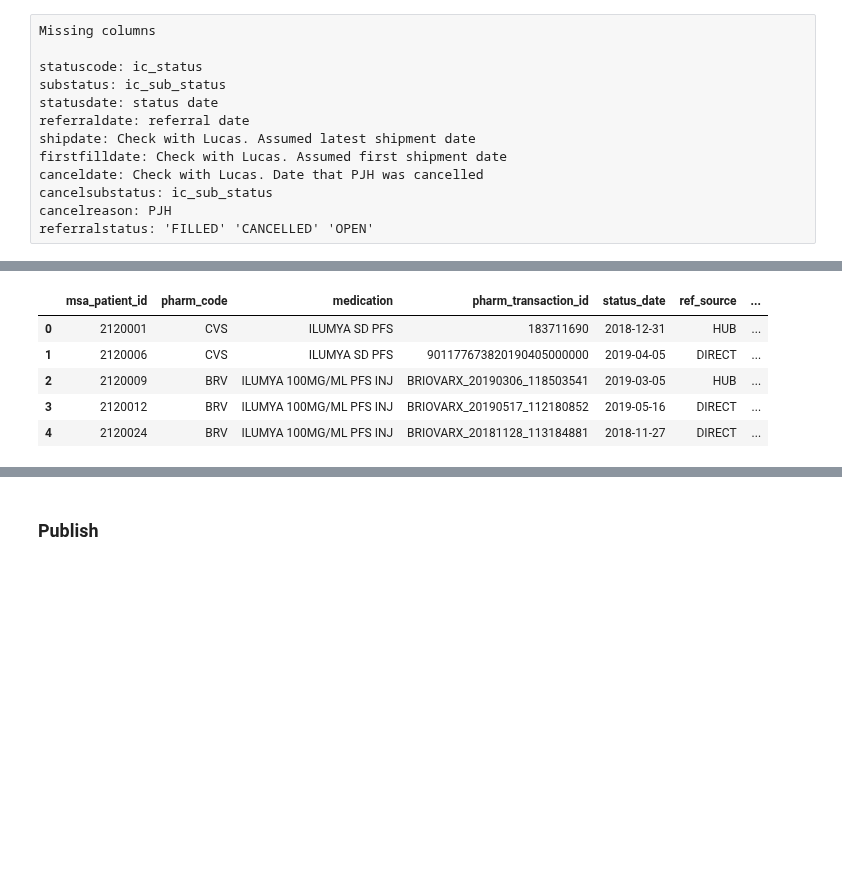
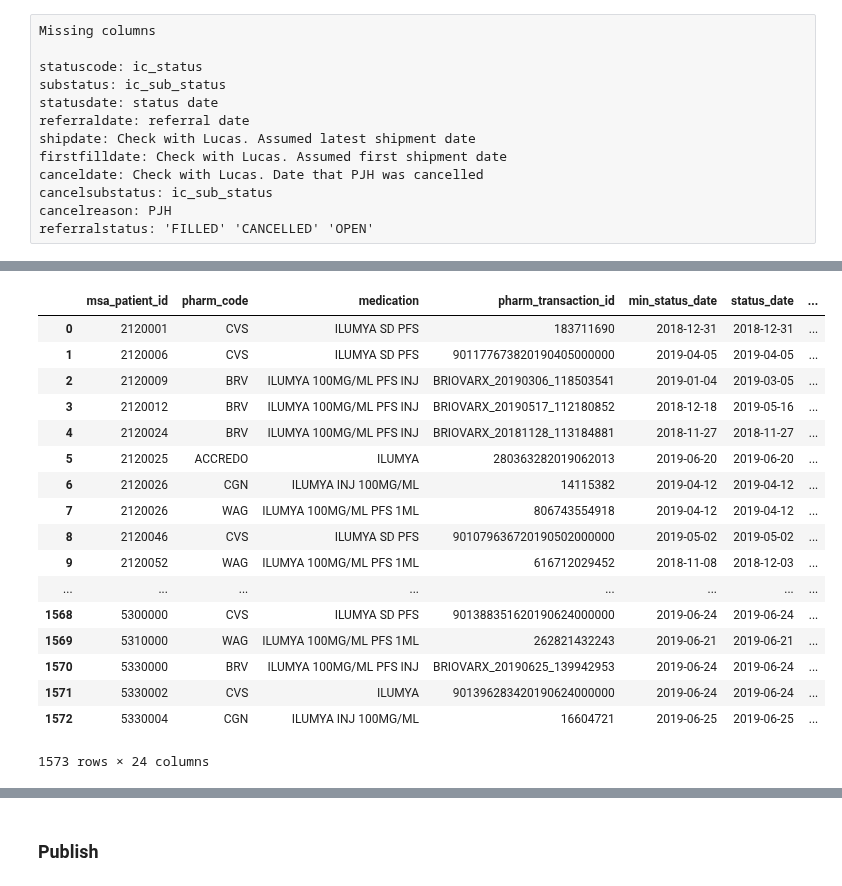
Before and after one commit to RyanAdalbert/s3parq, a Jupyter notebook: transforms/fill_rate_schema.ipynb, the cells around one changed output, grey strips where cells are left out. Drawn from its saved outputs; the diff is of its cells as text; code cells hidden in the pictures; blank space fills up the shorter version.

Commit message:
logic for firstfilldate, shipdate, canceldate in place

```diff
--- a/transforms/fill_rate_schema.ipynb
+++ b/transforms/fill_rate_schema.ipynb
@@ -131,7 +131,6 @@ class Transform(DbTransform):
     status_date: str # Status Date column
     ref_date: str # Referral Date column
     transaction_id: str # Transaction ID column
-
     ref_source: str # Referral Source column
     provider_fn: str # Provider First Name column
     provider_ln: str # Provider Last Name column
@@ -170,9 +169,11 @@ class Transform(DbTransform):
 
         df['max_date'] = np.where(df[self.status_date] == df[max_status_date],1,0)
 
-        df = df[df.max_date == 1][[self.pat_id, self.pharm_name, self.brand_id, self.transaction_id, 'adjusted_transaction_id', self.status_date,
-                                  self.ref_source, self.provider_fn, self.provider_ln, self.provider_s, self.payer, self.payer_type, self.status_date,
-                                   self.ref_date, self.ic_status, self.ic_sub_status, self.pjh]].drop_duplicates()
+        df = self._return_groupby_min_status_date(df,[self.pat_id, self.pharm_name, self.brand_id, self.ic_sub_status],'min_status_date')
+
+        df = df[df.max_date == 1][[self.pat_id, self.pharm_name, self.brand_id, self.transaction_id, 'adjusted_transaction_id', 'min_status_date',
+                                   self.status_date, self.ref_source, self.provider_fn, self.provider_ln, self.provider_s, self.payer, self.payer_type,
+                                   self.status_date, self.ref_date, self.ic_status, self.ic_sub_status, self.pjh]].drop_duplicates()
 
         df, max_transaction_id = self._return_groupby_max(df,col_ids,'adjusted_transaction_id')
 
@@ -187,16 +188,36 @@ class Transform(DbTransform):
 
         df = df.drop_duplicates(subset=[self.pat_id, self.pharm_name, self.brand_id, self.filled, self.transferred, self.cancelled, self.stillopen]).reset_index(drop=True)
 
-        return df
+        df.loc[df['filled'] == 1,'firstfilldate'] = df['min_status_date']
+        df['firstfilldate'] = pd.to_datetime(df['firstfilldate'])
+        df.loc[:,'shipdate'] = df['firstfilldate']
+
+        df.loc[df['cancelled'] == 1,'canceldate'] = df['min_status_date']
+        df['canceldate'] = pd.to_datetime(df['canceldate'])
 
         df = df[[self.transaction_id,self.pat_id, self.pharm_name, self.brand_id, self.ref_source, self.provider_fn, self.provider_ln, self.provider_s, self.payer,
-                 self.payer_type, self.ic_status, self.ic_sub_status, self.status_date, self.ref_date, self.shipdate, self.firstfilldate, self.canceldate, self.cancelsubstatus,
+                 self.payer_type, self.ic_status, self.ic_sub_status, self.status_date, self.ref_date, 'shipdate', 'firstfilldate', self.canceldate, self.cancelsubstatus,
                  self.cancelreason, self.referralstatus, self.filled, self.transferred, self.cancelled, self.stillopen]]
 
         # This needs to be the last change made before returning.
         df = df.rename(columns={self.transaction_id:'transactionid', self.pat_id:'patientid', self.pharm_name:'pharmname', self.brand_id:'brand', self.ref_source:'ref_source',
                                 self.provider_fn:'providerfirstname', self.provider_ln:'providerlastname', self.provider_s:'providerstate', self.payer:'payer', self.payer_type:'payertype',
                                 self.ic_status:'statuscode', self.ic_sub_status:'substatus', self.status_date:'statusdate', self.ref_date:'referraldate'})
+
+        return df
+
+
+    def _return_groupby_min_status_date(self,df,group_by_cols,col_rename):
+        min_date = (
+            df
+            .groupby(group_by_cols)
+            [self.status_date]
+            .min()
+            .reset_index(drop=False)
+            .rename(columns={self.status_date:col_rename})
+        )
+
+        df = pd.merge(df,min_date,on=group_by_cols,how='left')
 
         return df
 
@@ -324,6 +345,3 @@ canceldate: Check with Lucas. Date that PJH was cancelled
 cancelsubstatus: ic_sub_status
 cancelreason: PJH
 referralstatus: 'FILLED' 'CANCELLED' 'OPEN'
-# %%
-pd.options.display.max_rows=62
-status_config
@@ -361,12 +348,31 @@ referralstatus: 'FILLED' 'CANCELLED' 'OPEN'
+# %%
+final_dataframe.loc[final_dataframe.filled == 1,'firstfilldate'] = final_dataframe.min_status_date
+final_dataframe.firstfilldate = pd.to_datetime(final_dataframe.firstfilldate)
+final_dataframe.loc[:,'shipdate'] = final_dataframe.firstfilldate
+
+final_dataframe.loc[final_dataframe.cancelled == 1,'canceldate'] = final_dataframe.min_status_date
+final_dataframe.canceldate = pd.to_datetime(final_dataframe.canceldate)
 # %%
-final_dataframe.head()
+final_dataframe
 # %% [output]
-|  | msa_patient_id | pharm_code | medication | pharm_transaction_id | status_date | ref_source | ... |
-| 0 | 2120001 | CVS | ILUMYA SD PFS | 183711690 | 2018-12-31 | HUB | ... |
-| 1 | 2120006 | CVS | ILUMYA SD PFS | 901177673820190405000000 | 2019-04-05 | DIRECT | ... |
-| 2 | 2120009 | BRV | ILUMYA 100MG/ML PFS INJ | BRIOVARX_20190306_118503541 | 2019-03-05 | HUB | ... |
-| 3 | 2120012 | BRV | ILUMYA 100MG/ML PFS INJ | BRIOVARX_20190517_112180852 | 2019-05-16 | DIRECT | ... |
-| 4 | 2120024 | BRV | ILUMYA 100MG/ML PFS INJ | BRIOVARX_20181128_113184881 | 2018-11-27 | DIRECT | ... |
+|  | msa_patient_id | pharm_code | medication | pharm_transaction_id | min_status_date | status_date | ... |
+| 0 | 2120001 | CVS | ILUMYA SD PFS | 183711690 | 2018-12-31 | 2018-12-31 | ... |
+| 1 | 2120006 | CVS | ILUMYA SD PFS | 901177673820190405000000 | 2019-04-05 | 2019-04-05 | ... |
+| 2 | 2120009 | BRV | ILUMYA 100MG/ML PFS INJ | BRIOVARX_20190306_118503541 | 2019-01-04 | 2019-03-05 | ... |
+| 3 | 2120012 | BRV | ILUMYA 100MG/ML PFS INJ | BRIOVARX_20190517_112180852 | 2018-12-18 | 2019-05-16 | ... |
+| 4 | 2120024 | BRV | ILUMYA 100MG/ML PFS INJ | BRIOVARX_20181128_113184881 | 2018-11-27 | 2018-11-27 | ... |
+| 5 | 2120025 | ACCREDO | ILUMYA | 280363282019062013 | 2019-06-20 | 2019-06-20 | ... |
+| 6 | 2120026 | CGN | ILUMYA INJ 100MG/ML | 14115382 | 2019-04-12 | 2019-04-12 | ... |
+| 7 | 2120026 | WAG | ILUMYA 100MG/ML PFS 1ML | 806743554918 | 2019-04-12 | 2019-04-12 | ... |
+| 8 | 2120046 | CVS | ILUMYA SD PFS | 901079636720190502000000 | 2019-05-02 | 2019-05-02 | ... |
+| 9 | 2120052 | WAG | ILUMYA 100MG/ML PFS 1ML | 616712029452 | 2018-11-08 | 2018-12-03 | ... |
+| ... | ... | ... | ... | ... | ... | ... | ... |
+| 1568 | 5300000 | CVS | ILUMYA SD PFS | 901388351620190624000000 | 2019-06-24 | 2019-06-24 | ... |
+| 1569 | 5310000 | WAG | ILUMYA 100MG/ML PFS 1ML | 262821432243 | 2019-06-21 | 2019-06-21 | ... |
+| 1570 | 5330000 | BRV | ILUMYA 100MG/ML PFS INJ | BRIOVARX_20190625_139942953 | 2019-06-24 | 2019-06-24 | ... |
+| 1571 | 5330002 | CVS | ILUMYA | 901396283420190624000000 | 2019-06-24 | 2019-06-24 | ... |
+| 1572 | 5330004 | CGN | ILUMYA INJ 100MG/ML | 16604721 | 2019-06-25 | 2019-06-25 | ... |
+1573 rows × 24 columns
 # %%
 import unittest
 
```
Also changed, not shown: parts of 8 cells of this notebook.
